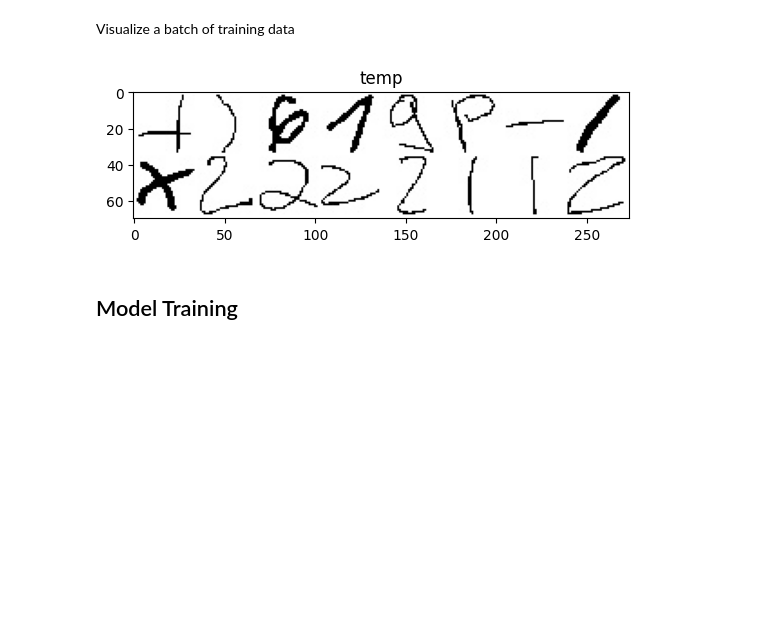
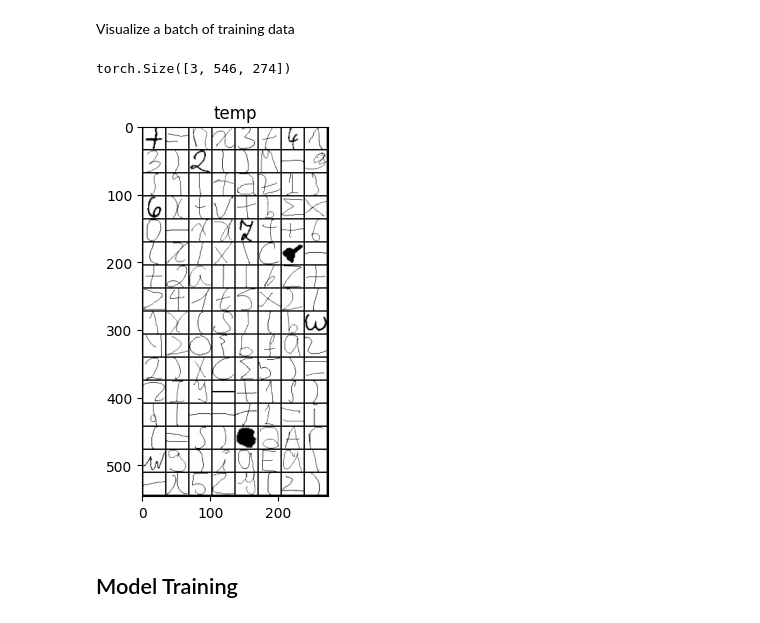
Before and after one commit to rrseelam/image_to_LaTeX_translation, a Jupyter notebook: transferLearning.ipynb, the cells around one changed output. Drawn from its saved outputs; the diff is of its cells as text; code cells hidden in the pictures; blank space fills up the shorter version.

```diff
--- a/transferLearning.ipynb
+++ b/transferLearning.ipynb
@@ -25,7 +25,7 @@ Load data and create Dataloaders
 # %%
 from utils import SymbolDataset, encode_labels
 
-data_dir = 'datasets/symbols.npz'
+data_dir = 'symbols.npz'
 data = np.load(data_dir)
 images = data['images']
 labels = data['labels']
@@ -46,11 +46,11 @@ std = images_tensor.std()
 data_transforms = {
     'train': transforms.Compose([ # Add in transforms if needed, and add test set
         transforms.ToTensor(),
-        transforms.Normalize(mean, std)
+        #transforms.Normalize(mean, std)
     ]),
     'val': transforms.Compose([
         transforms.ToTensor(),
-        transforms.Normalize(mean, std)
+        #transforms.Normalize(mean, std)
     ]),
 }
 
@@ -62,8 +62,8 @@ train_dataset, val_dataset = random_split(dataset, [train_size, val_size])
 
 # initialize dataloaders
 dataloaders = {
-    'train': DataLoader(train_dataset, batch_size=16, shuffle=True, num_workers=4),
-    'val': DataLoader(val_dataset, batch_size=16, shuffle=True, num_workers=4)
+    'train': DataLoader(train_dataset, batch_size=128, shuffle=True, num_workers=4),
+    'val': DataLoader(val_dataset, batch_size=128, shuffle=True, num_workers=4)
 }
 dataset_sizes = {x: len(dataset) for x in ['train', 'val']}
 class_names = np.unique(labels)
@@ -74,24 +74,26 @@ Visualize a batch of training data
 # %%
 def imshow(inp, title=None):
     """Display image for Tensor."""
     inp = inp.numpy().transpose((1, 2, 0))
-    inp = std * inp + mean
+    #inp = std * inp + mean
     inp = np.clip(inp, 0, 1)
     plt.imshow(inp)
     if title is not None:
         plt.title(title)
     plt.pause(0.001)  # pause a bit so that plots are updated
 
 
 # Get a batch of training data
 inputs, classes = next(iter(dataloaders['train']))
 
 # Make a grid from batch
 out = torchvision.utils.make_grid(inputs)
+print(out.shape)
 
 imshow(out, title="temp")
 # %% [output]
+torch.Size([3, 546, 274])
-[figure, old version]
+[figure, new version]
 # %% [markdown]
 ## Model Training
 # %%
```
Also changed, not shown: parts of 5 cells of this notebook, 3 other files.
